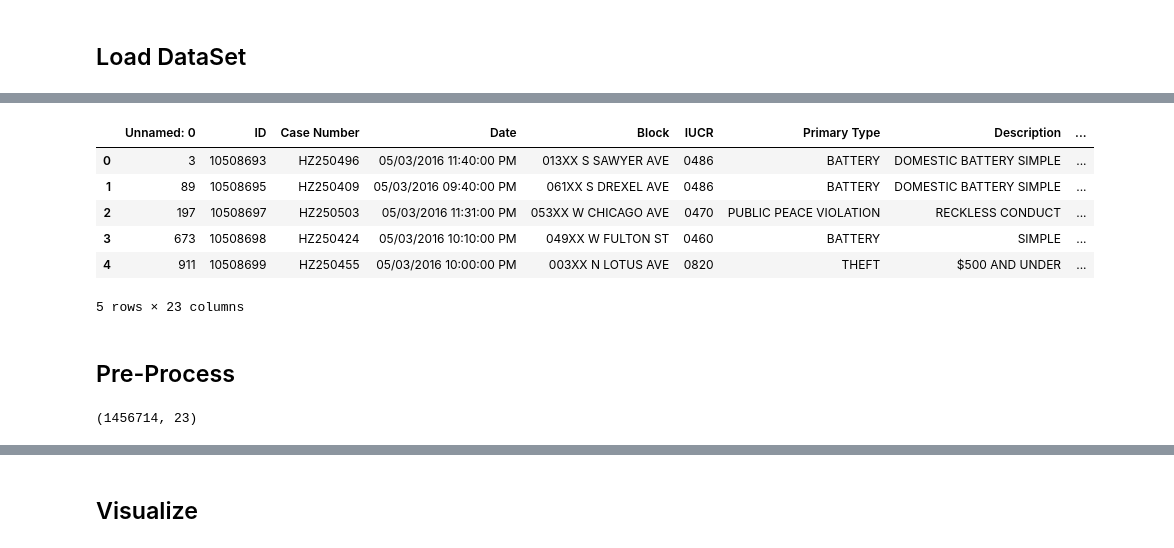
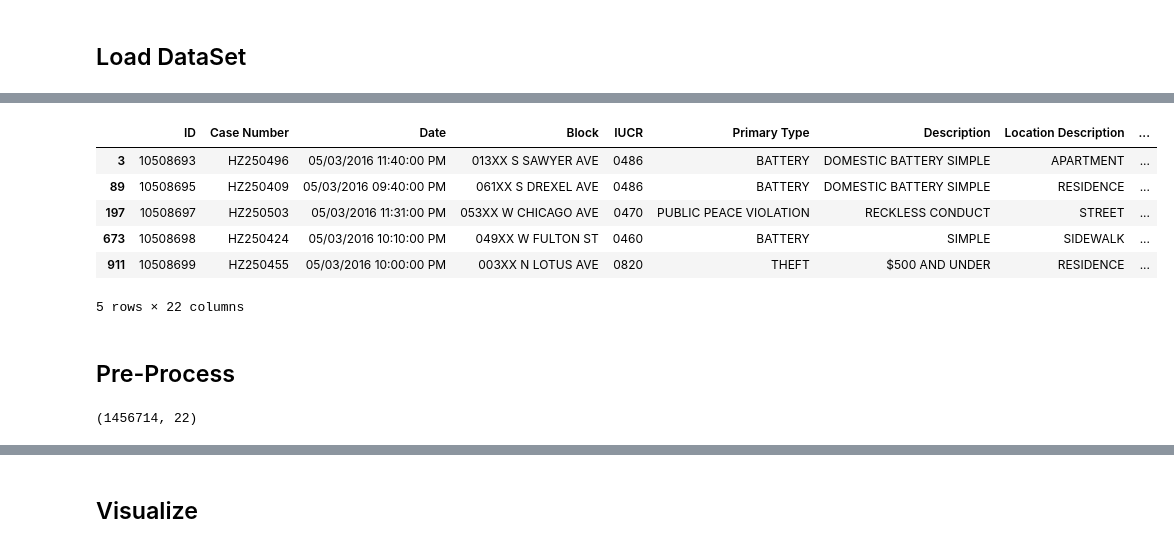
Before and after one commit to UIC-InDeXLab/Mining_U3Ms, a Jupyter notebook: 2D/Mining_U3M_Ray_Sweeping_2D_Chicago_Crimes.ipynb, the cells around one changed output, grey strips where cells are left out. Drawn from its saved outputs; the diff is of its cells as text; code cells hidden in the pictures.

```diff
--- a/2D/Mining_U3M_Ray_Sweeping_2D_Chicago_Crimes.ipynb
+++ b/2D/Mining_U3M_Ray_Sweeping_2D_Chicago_Crimes.ipynb
@@ -259,0 +236,6 @@ replace Chicago_Crimes_2001_to_2004.csv? [y]es, [n]o, [A]ll, [N]one, [r]ename:
+# %%
+import kagglehub
+# Download latest version
+path = kagglehub.dataset_download("currie32/crimes-in-chicago")
+
+print("Path to dataset files:", path)
@@ -260,21 +247,22 @@ replace Chicago_Crimes_2001_to_2004.csv? [y]es, [n]o, [A]ll, [N]one, [r]ename:
 # %%
-data = pd.read_csv("Chicago_Crimes_2012_to_2017.csv")
+# data = pd.read_csv("Chicago_Crimes_2012_to_2017.csv")
 # data = data.sample(frac=0.1, random_state=1)
+data = pd.read_csv(path + "/Chicago_Crimes_2012_to_2017.csv", index_col=0)
 data.head()
 # %% [output]
-|  | Unnamed: 0 | ID | Case Number | Date | Block | IUCR | Primary Type | Description | ... |
-| 0 | 3 | 10508693 | HZ250496 | 05/03/2016 11:40:00 PM | 013XX S SAWYER AVE | 0486 | BATTERY | DOMESTIC BATTERY SIMPLE | ... |
-| 1 | 89 | 10508695 | HZ250409 | 05/03/2016 09:40:00 PM | 061XX S DREXEL AVE | 0486 | BATTERY | DOMESTIC BATTERY SIMPLE | ... |
-| 2 | 197 | 10508697 | HZ250503 | 05/03/2016 11:31:00 PM | 053XX W CHICAGO AVE | 0470 | PUBLIC PEACE VIOLATION | RECKLESS CONDUCT | ... |
-| 3 | 673 | 10508698 | HZ250424 | 05/03/2016 10:10:00 PM | 049XX W FULTON ST | 0460 | BATTERY | SIMPLE | ... |
-| 4 | 911 | 10508699 | HZ250455 | 05/03/2016 10:00:00 PM | 003XX N LOTUS AVE | 0820 | THEFT | $500 AND UNDER | ... |
+|  | ID | Case Number | Date | Block | IUCR | Primary Type | Description | Location Description | ... |
+| 3 | 10508693 | HZ250496 | 05/03/2016 11:40:00 PM | 013XX S SAWYER AVE | 0486 | BATTERY | DOMESTIC BATTERY SIMPLE | APARTMENT | ... |
+| 89 | 10508695 | HZ250409 | 05/03/2016 09:40:00 PM | 061XX S DREXEL AVE | 0486 | BATTERY | DOMESTIC BATTERY SIMPLE | RESIDENCE | ... |
+| 197 | 10508697 | HZ250503 | 05/03/2016 11:31:00 PM | 053XX W CHICAGO AVE | 0470 | PUBLIC PEACE VIOLATION | RECKLESS CONDUCT | STREET | ... |
+| 673 | 10508698 | HZ250424 | 05/03/2016 10:10:00 PM | 049XX W FULTON ST | 0460 | BATTERY | SIMPLE | SIDEWALK | ... |
+| 911 | 10508699 | HZ250455 | 05/03/2016 10:00:00 PM | 003XX N LOTUS AVE | 0820 | THEFT | $500 AND UNDER | RESIDENCE | ... |
-5 rows × 23 columns
+5 rows × 22 columns
 # %% [markdown]
 ## Pre-Process
 # %%
 data.shape
 # %% [output]
-(1456714, 23)
+(1456714, 22)
 # %%
 data = data.dropna()
 # data = data.sample(frac=0.1, random_state=1)
```
Also changed, not shown: parts of 30 cells of this notebook, 16 other files.
